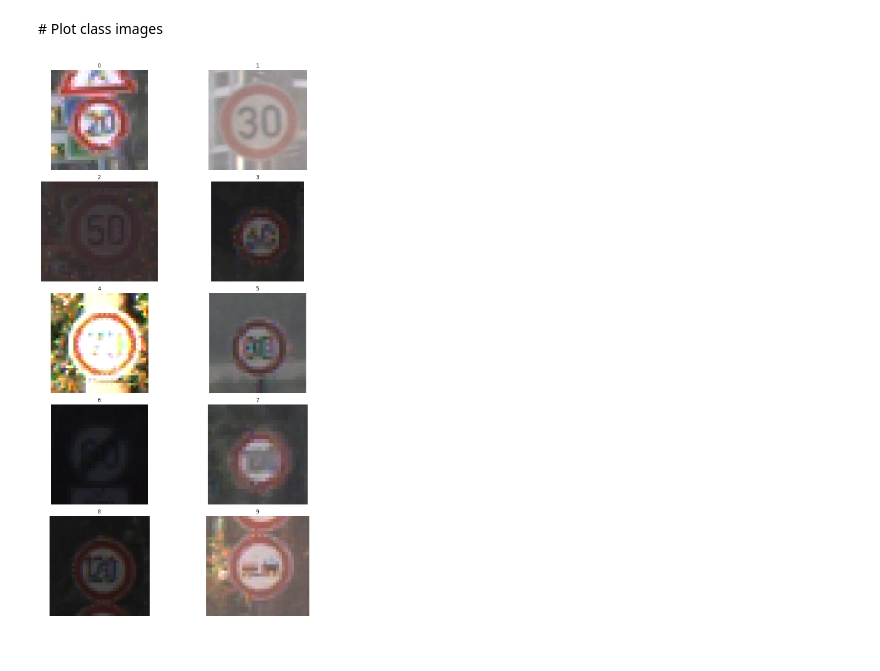
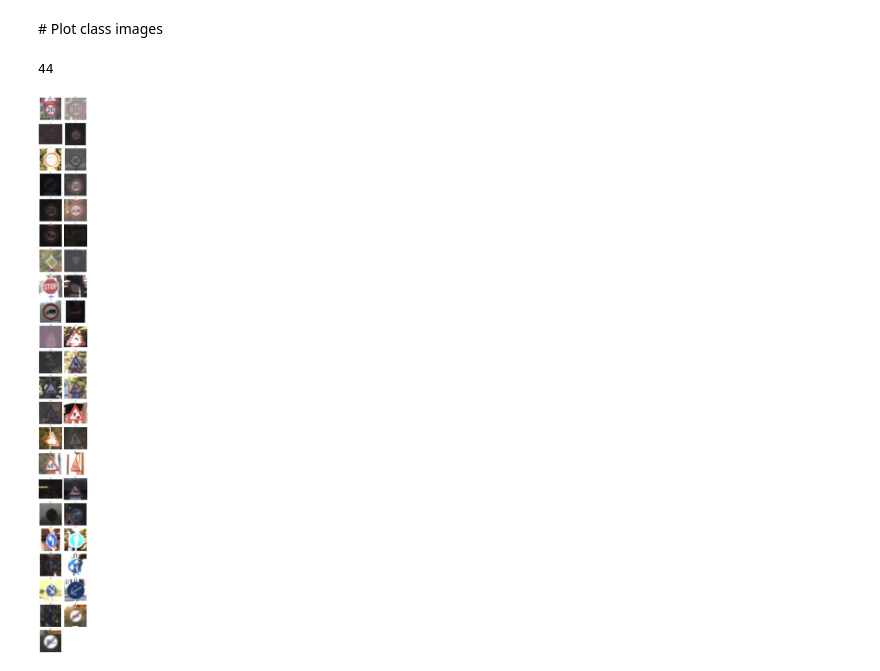
Before and after one commit to alcalderagl/self_driving_car, a Jupyter notebook: ConvNN.ipynb, the cells around one changed output. Saved outputs shown, nothing was run; the diff lists cells and outputs as text; code cells hidden in the pictures.

Commit message:
plot all the classes to know which class is

```diff
--- a/ConvNN.ipynb
+++ b/ConvNN.ipynb
@@ -113,17 +113,21 @@ print(classes)
  24 25 26 27 28 29 30 31 32 33 34 35 36 37 38 39 40 41 42]
 # %% [markdown]
 # Plot class images
+# %%
+round(n_samples/2) * 2
+# %% [output]
+44
 # %%
 samples = train_df.groupby('ClassId').first().reset_index()
 sample_imgs = []
 sample_labels = []
 n_samples = len(samples)
 
 for _, row in samples.iterrows():
     image = Image.open(f"{path}/{row['Path']}")
     sample_labels.append(row['ClassId'])
     sample_imgs.append(image)
 
-utils.plot_images(images=sample_imgs, labels=sample_labels, nrows=nrows, ncols=ncols, figsize=figsize)
+utils.plot_images(images=sample_imgs, labels=sample_labels, nrows=round(n_samples/2), ncols=ncols, figsize=(6,66))
 # %% [output]
-[figure, old version]
+[figure, new version]
```
